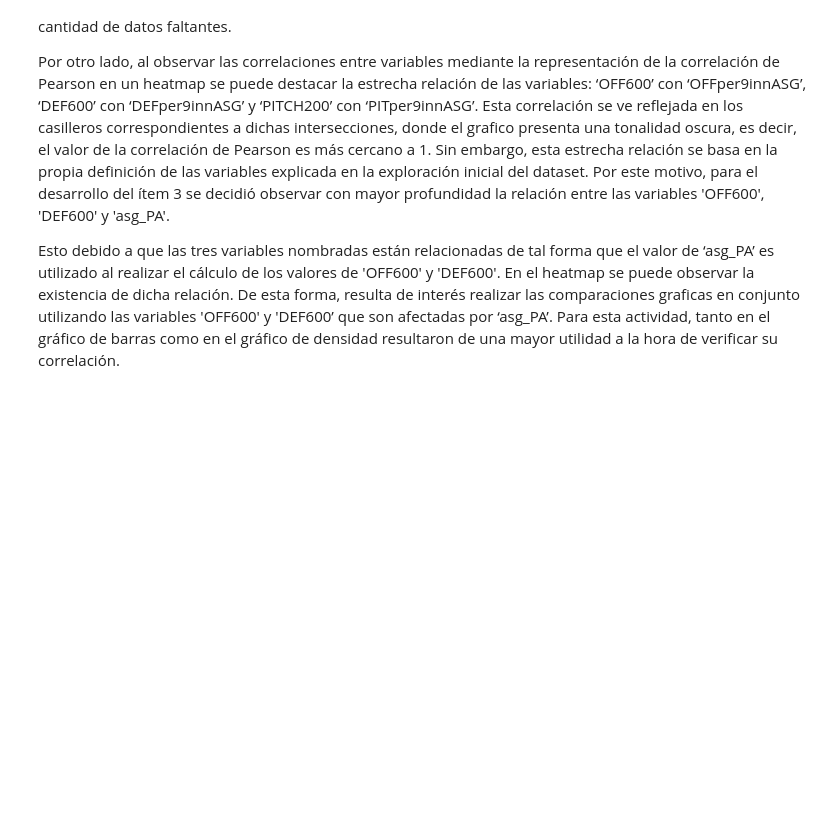
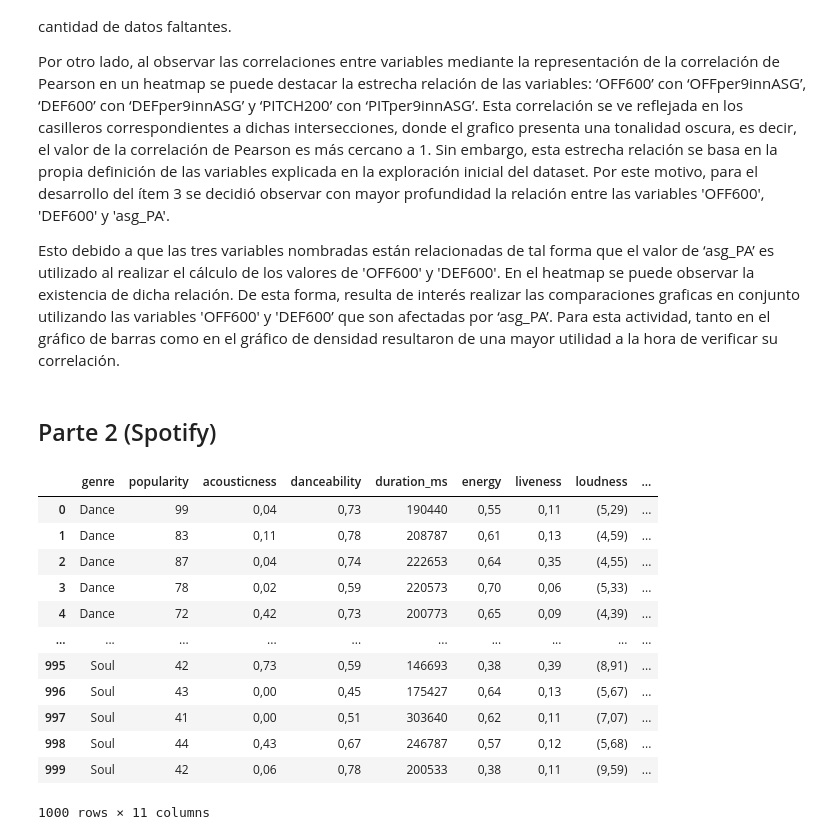
Before and after one commit to gabrielPeraltaM/datos-tp1, a Jupyter notebook: main.ipynb, the cells around one changed output. Cells and saved outputs as stored; diff of their text form; code cells hidden in the pictures; blank space fills up the shorter version.

Commit message:
Inicio de la parte 2

```diff
--- a/main.ipynb
+++ b/main.ipynb
@@ -357,3 +357,22 @@ En primer lugar, es importante destacar el hecho que la columna llamada ‘start
 Por otro lado, al observar las correlaciones entre variables mediante la representación de la correlación de Pearson en un heatmap se puede destacar la estrecha relación de las variables: ‘OFF600’ con ‘OFFper9innASG’, ‘DEF600’ con ‘DEFper9innASG’ y ‘PITCH200’ con ‘PITper9innASG’. Esta correlación se ve reflejada en los casilleros correspondientes a dichas intersecciones, donde el grafico presenta una tonalidad oscura, es decir, el valor de la correlación de Pearson es más cercano a 1. Sin embargo, esta estrecha relación se basa en la propia definición de las variables explicada en la exploración inicial del dataset. Por este motivo, para el desarrollo del ítem 3 se decidió observar con mayor profundidad la relación entre las variables 'OFF600', 'DEF600' y 'asg_PA'.
 
 Esto debido a que las tres variables nombradas están relacionadas de tal forma que el valor de ‘asg_PA’ es utilizado al realizar el cálculo de los valores de 'OFF600' y 'DEF600'. En el heatmap se puede observar  la existencia de dicha relación. De esta forma, resulta de interés realizar las comparaciones graficas en conjunto utilizando las variables  'OFF600' y 'DEF600’ que son afectadas por ‘asg_PA’. Para esta actividad, tanto en el gráfico de barras como en el gráfico de densidad resultaron de una mayor utilidad a la hora de verificar su correlación.
+# %% [markdown]
+## Parte 2 (Spotify)
+# %%
+spotify = pd.read_csv('./datasets/dataset_spotify.xlsx - datset_spotify.csv')
+spotify
+# %% [output]
+|  | genre | popularity | acousticness | danceability | duration_ms | energy | liveness | loudness | ... |
+| 0 | Dance | 99 | 0,04 | 0,73 | 190440 | 0,55 | 0,11 | (5,29) | ... |
+| 1 | Dance | 83 | 0,11 | 0,78 | 208787 | 0,61 | 0,13 | (4,59) | ... |
+| 2 | Dance | 87 | 0,04 | 0,74 | 222653 | 0,64 | 0,35 | (4,55) | ... |
+| 3 | Dance | 78 | 0,02 | 0,59 | 220573 | 0,70 | 0,06 | (5,33) | ... |
+| 4 | Dance | 72 | 0,42 | 0,73 | 200773 | 0,65 | 0,09 | (4,39) | ... |
+| ... | ... | ... | ... | ... | ... | ... | ... | ... | ... |
+| 995 | Soul | 42 | 0,73 | 0,59 | 146693 | 0,38 | 0,39 | (8,91) | ... |
+| 996 | Soul | 43 | 0,00 | 0,45 | 175427 | 0,64 | 0,13 | (5,67) | ... |
+| 997 | Soul | 41 | 0,00 | 0,51 | 303640 | 0,62 | 0,11 | (7,07) | ... |
+| 998 | Soul | 44 | 0,43 | 0,67 | 246787 | 0,57 | 0,12 | (5,68) | ... |
+| 999 | Soul | 42 | 0,06 | 0,78 | 200533 | 0,38 | 0,11 | (9,59) | ... |
+1000 rows × 11 columns
```
Also changed, not shown: parts of 15 cells of this notebook, 1 other file.
